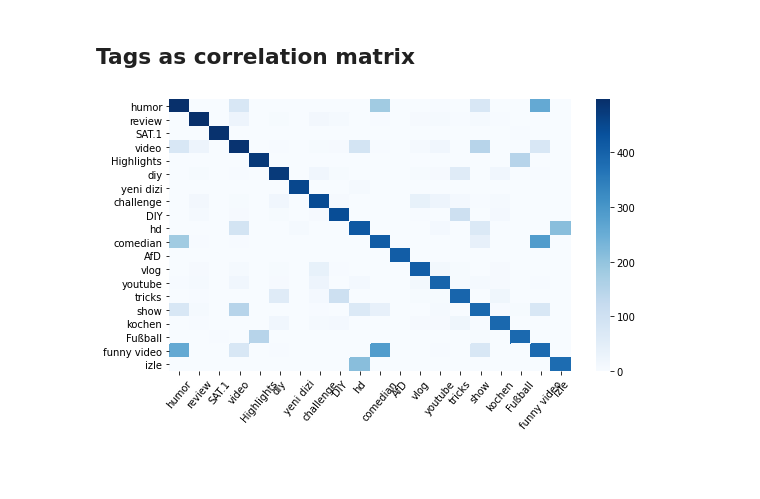
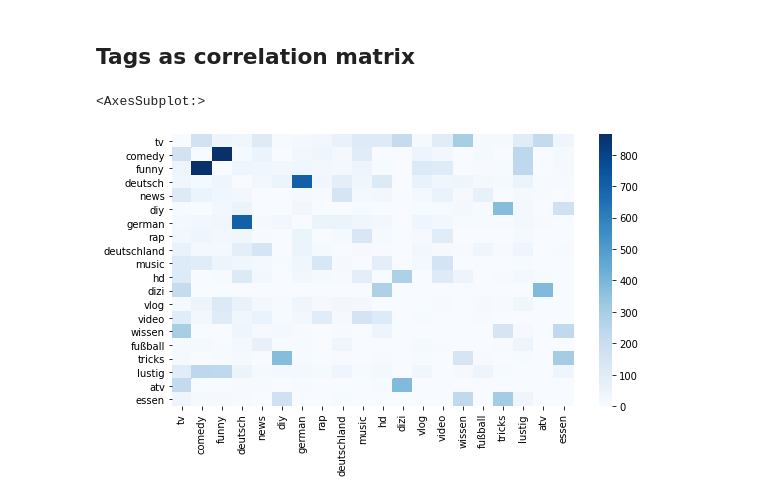
Before and after one commit to StephanHagge/data-mining, a Jupyter notebook: notebooks/tags.ipynb, the cells around one changed output. Drawn from its saved outputs; the diff is of its cells as text; code cells hidden in the pictures; blank space fills up the shorter version.

Commit message:
Added parsing and filtering for tags. Improved correlation matrix.

```diff
--- a/notebooks/tags.ipynb
+++ b/notebooks/tags.ipynb
@@ -19,8 +17,0 @@ df = pd.read_csv('../data/DEvideos.csv')
-# %%
-def isValidTag(s):
-    return s != '[none]'
-
-df['parsed_tags'] = df['tags'].str.split('|')\
-    .apply(lambda x: [n.strip('\"') for n in x])\
-    .where(isValidTag)
-df['parsed_tags'].head()
@@ -33,0 +31,21 @@ Name: parsed_tags, dtype: object
+# %%
+filter_countries = True
+countries = [s.name for s in pycountry.countries]
+filter_languages = False # Resource intensive, use with care
+languages = [s.name for s in pycountry.languages]
+
+def isValidTag(s):
+    return s != '[none]' \
+    and not s.isnumeric() \
+    and not(filter_countries and s in countries) \
+    and not (filter_languages and s in languages)
+def formatData(s):
+    s2 = map(lambda x: x.strip('\"').lower(), s)
+    res = []
+    [res.append(x) for x in s2 if x not in res]
+    return res
+
+df['parsed_tags'] = df['tags'].str.split('|')\
+    .apply(formatData)\
+    .apply(lambda x: list(filter(isValidTag, x)))
+df['parsed_tags'].head()
@@ -87,7 +112,7 @@ def boolean_df(item_lists, items):
     return pd.DataFrame(bool_dict)
 
 #unique_items = tag_counts.where(lambda x: x > 500).dropna().index
-unique_items = tag_counts.head(40).tail(20).index
+unique_items = tag_counts.head(20).tail(20).index
 head_tags = df['parsed_tags']
 tags_bool = boolean_df(head_tags, unique_items)
 tags_bool.head()
@@ -103,12 +128,14 @@ tags_bool.head()
 # %%
 tags_int = tags_bool.astype(int)
 tags_freq_mat = np.dot(tags_int.T, tags_int)
+np.fill_diagonal(tags_freq_mat, 0)
 
-fruits_freq = pd.DataFrame(tags_freq_mat, columns = unique_items, index = unique_items)
+tags_freq = pd.DataFrame(tags_freq_mat, columns = unique_items, index = unique_items)
 
 fix, ax = plt.subplots(figsize = (9,5))
-sns.heatmap(fruits_freq, cmap = "Blues")
-plt.xticks(rotation=50)
-plt.savefig("heatmap.png", dpi = 300)
+sns.heatmap(tags_freq, cmap = "Blues")
+#plt.xticks(rotation=50)
+#plt.savefig("heatmap.png", dpi = 300)
 # %% [output]
+<AxesSubplot:>
-[figure, old version]
+[figure, new version]
```
Also changed, not shown: parts of 11 cells of this notebook.
